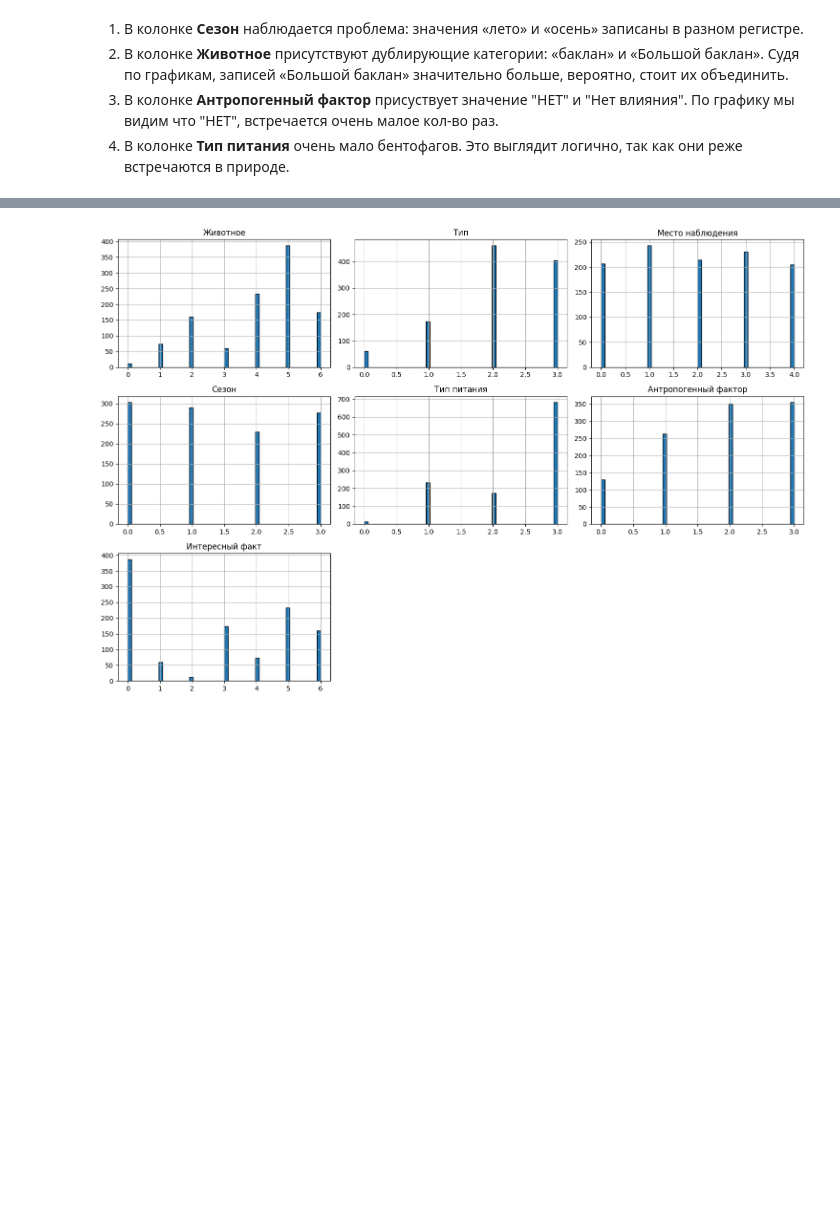
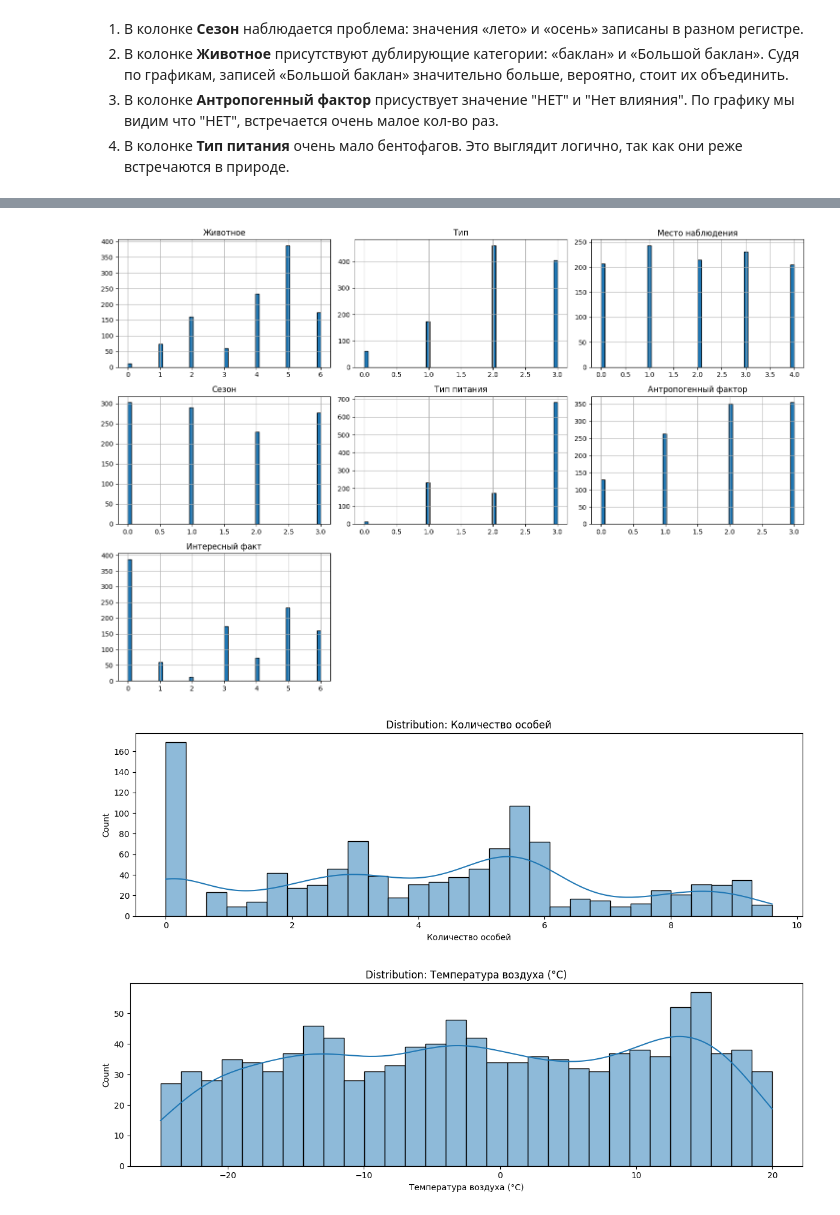
Before and after one commit to Dest1n640/Infographics, a Jupyter notebook: 01_EDA/main.ipynb, the cells around one changed output, grey strips where cells are left out. Drawn from its saved outputs; the diff is of its cells as text; code cells hidden in the pictures; blank space fills up the shorter version.

```diff
--- a/01_EDA/main.ipynb
+++ b/01_EDA/main.ipynb
@@ -60,10 +64,13 @@ display(df.describe())
 | 75% | 825.250000 | 330.500000 | 10.296396 |
 | max | 1100.000000 | 14817.000000 | 19.981301 |
 # %%
-num_data = ["ID", "Количество особей", "Температура воздуха (°C)"]
-for col in num_data:
-  categorical_data = []
-  if df[col].shape[0] / len(df[col].unique()) < 0.01:
-    categorical_data.append(col)
-print(categorical_data)
+num_data = []
+categ_data = []
+for col in df:
+  if  len(df[col].unique()) / df[col].shape[0] > 0.05:
+    num_data.append(col)
+  else:
+    categ_data.append(col)
+print(num_data)
+print(categ_data)
 # %% [output]
@@ -78,0 +114,10 @@ print(f"Всего пропусков {int(df.isna().sum().sum())}")
+# %%
+df['Температура воздуха (°C)'] = df['Температура воздуха (°C)'].fillna(
+    df.groupby('Сезон')['Температура воздуха (°C)'].transform('median')
+)
+
+df['Количество особей'] = df['Количество особей'].fillna(
+    df.groupby('Животное')['Количество особей'].transform('median')
+)
+
+print(f"Осталось пропусков: {df.isna().sum().sum()}")
@@ -158,13 +206,17 @@ data_num_visualization(df, num_data)
 # %%
 df['Сезон'] = df['Сезон'].str.lower()
 df.loc[df['Животное'] == 'Баклан', 'Животное'] = 'Большой баклан'
 df.loc[df["Антропогенный фактор"] == "НЕТ", "Антропогенный фактор"] = "нет влияния"
+df['Количество особей'] = np.log(df['Количество особей'])
 
 df = df.fillna(df.max()) # Так как у нас всего 4 пропуска заменим на самое частое значени
 data_categ_visualization(df, num_data)
+data_num_visualization(df, num_data)
 print_data(df, num_data)
 # %% [output]
 [figure]
+[figure, added]
+[figure, added]
 Колонка — Животное
 ['Байкальский осетр', 'Большой баклан', 'Голомянка', 'Нерпа', 'Омуль', 'Чайка', 'Эпишура']
 --------------------------------------------------
```
Also changed, not shown: parts of 18 cells of this notebook.
